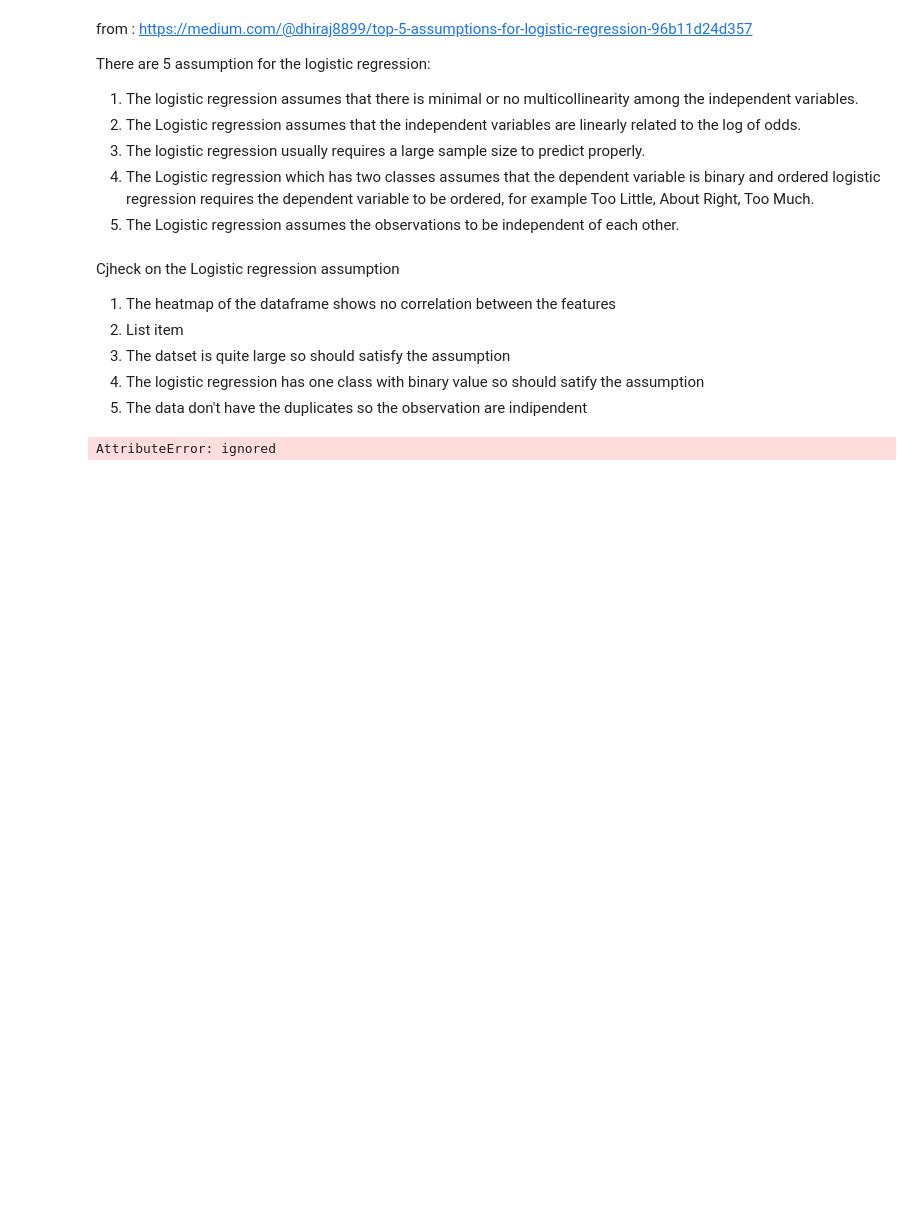
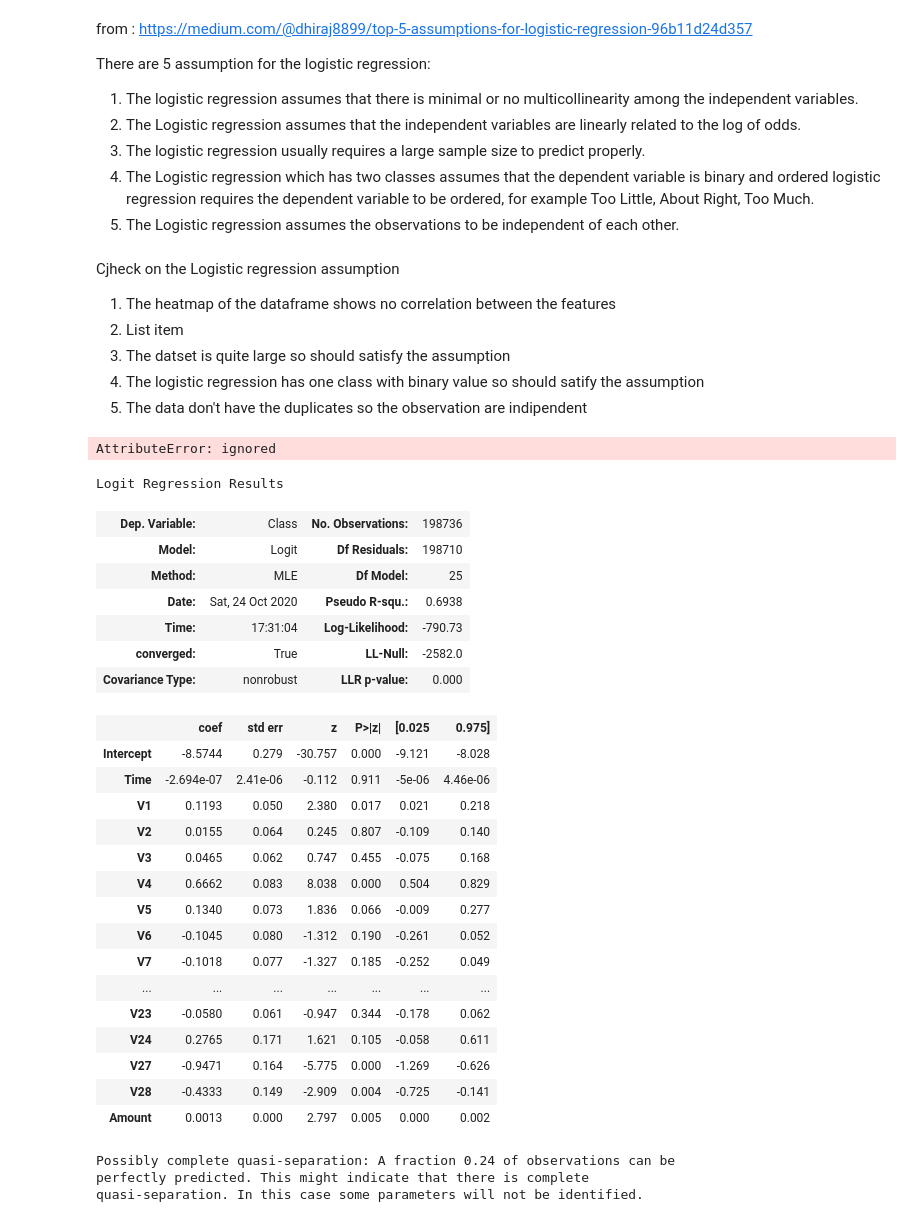
Before and after one commit to kamuma03/Fraud-Detection-Project, a Jupyter notebook: Data Analysis.ipynb, the cells around one changed output. Saved outputs shown, nothing was run; the diff lists cells and outputs as text; code cells hidden in the pictures; blank space fills up the shorter version.

```diff
--- a/Data Analysis.ipynb
+++ b/Data Analysis.ipynb
@@ -887,2 +887,32 @@ sm.stats.anova_lm(base_regression_model, typ=2)
 # %% [output]
 AttributeError: ignored
+# %%
+base_regression_model.summary()
+# %% [output]
+Logit Regression Results
+| Dep. Variable: | Class | No. Observations: | 198736 |
+| Model: | Logit | Df Residuals: | 198710 |
+| Method: | MLE | Df Model: | 25 |
+| Date: | Sat, 24 Oct 2020 | Pseudo R-squ.: | 0.6938 |
+| Time: | 17:31:04 | Log-Likelihood: | -790.73 |
+| converged: | True | LL-Null: | -2582.0 |
+| Covariance Type: | nonrobust | LLR p-value: | 0.000 |
+|  | coef | std err | z | P>|z| | [0.025 | 0.975] |
+| Intercept | -8.5744 | 0.279 | -30.757 | 0.000 | -9.121 | -8.028 |
+| Time | -2.694e-07 | 2.41e-06 | -0.112 | 0.911 | -5e-06 | 4.46e-06 |
+| V1 | 0.1193 | 0.050 | 2.380 | 0.017 | 0.021 | 0.218 |
+| V2 | 0.0155 | 0.064 | 0.245 | 0.807 | -0.109 | 0.140 |
+| V3 | 0.0465 | 0.062 | 0.747 | 0.455 | -0.075 | 0.168 |
+| V4 | 0.6662 | 0.083 | 8.038 | 0.000 | 0.504 | 0.829 |
+| V5 | 0.1340 | 0.073 | 1.836 | 0.066 | -0.009 | 0.277 |
+| V6 | -0.1045 | 0.080 | -1.312 | 0.190 | -0.261 | 0.052 |
+| V7 | -0.1018 | 0.077 | -1.327 | 0.185 | -0.252 | 0.049 |
+| ... | ... | ... | ... | ... | ... | ... |
+| V23 | -0.0580 | 0.061 | -0.947 | 0.344 | -0.178 | 0.062 |
+| V24 | 0.2765 | 0.171 | 1.621 | 0.105 | -0.058 | 0.611 |
+| V27 | -0.9471 | 0.164 | -5.775 | 0.000 | -1.269 | -0.626 |
+| V28 | -0.4333 | 0.149 | -2.909 | 0.004 | -0.725 | -0.141 |
+| Amount | 0.0013 | 0.000 | 2.797 | 0.005 | 0.000 | 0.002 |
+Possibly complete quasi-separation: A fraction 0.24 of observations can be
+perfectly predicted. This might indicate that there is complete
+quasi-separation. In this case some parameters will not be identified.
```
Also changed, not shown: parts of 5 cells of this notebook.
